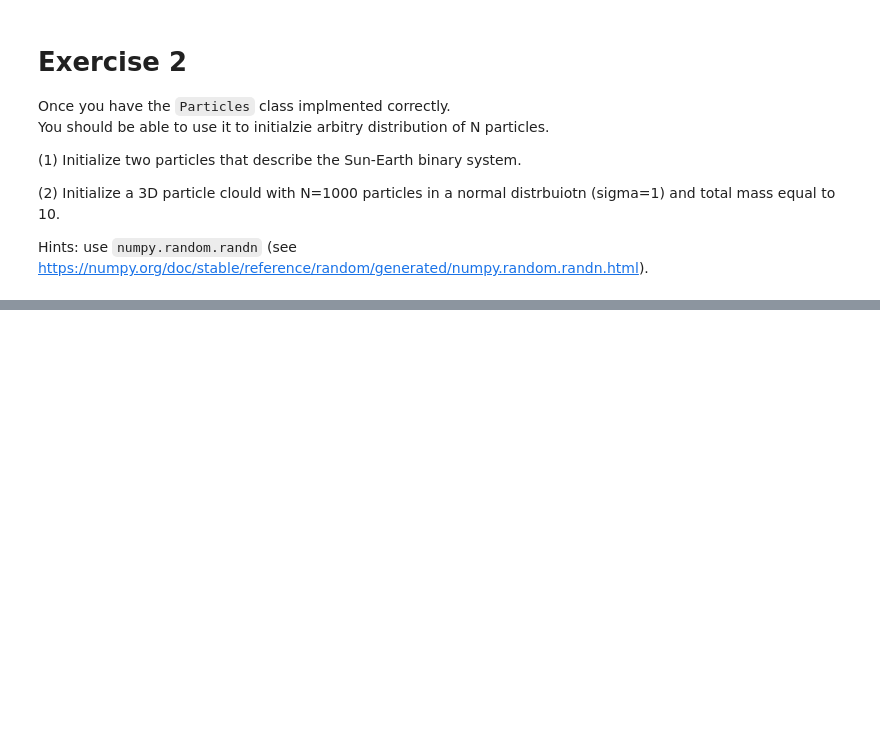
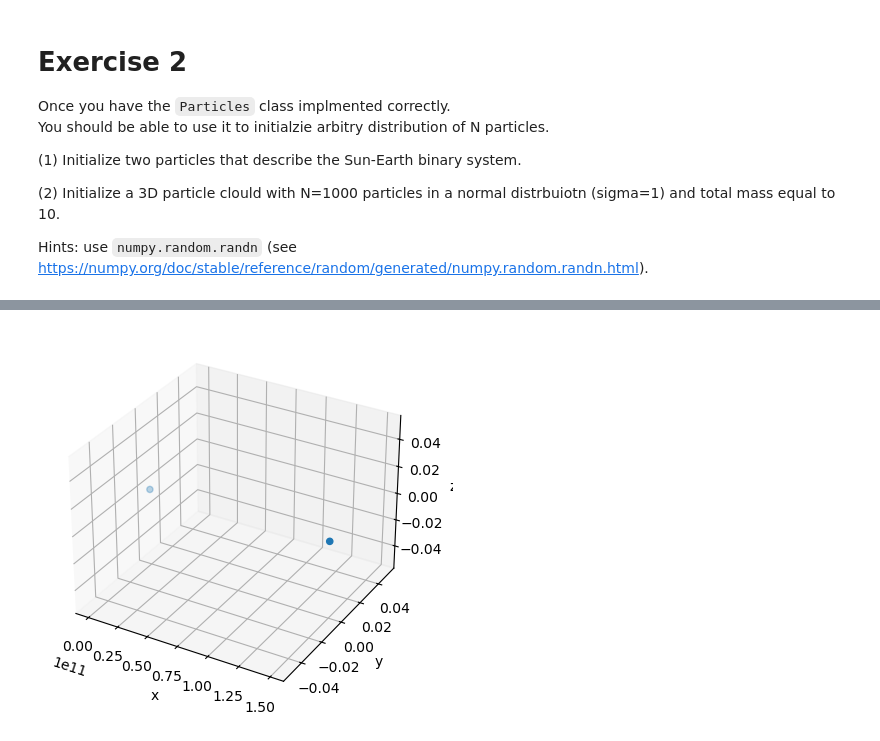
Before and after one commit to yihsunphys/computationalPhysics-113, a Jupyter notebook: project2/project2_demo1.ipynb, the cells around one changed output, grey strips where cells are left out. Saved outputs shown, nothing was run; the diff lists cells and outputs as text; code cells hidden in the pictures; blank space fills up the shorter version.

```diff
--- a/project2/project2_demo1.ipynb
+++ b/project2/project2_demo1.ipynb
@@ -52,5 +52,5 @@ positions = np.random.rand(num_particles, 3)
 velocities = np.random.rand(num_particles, 3)
 accelerations = np.random.rand(num_particles, 3)
 
-particles.add_particles(masses, positions, velocities, accelerations)
-print(particles.nparticles)
+# particles.add_particles(masses, positions, velocities, accelerations)
+# print(particles.nparticles)
@@ -91,0 +92,79 @@ Hints: use `numpy.random.randn` (see https://numpy.org/doc/stable/reference/rand
+# %%
+import numpy as np
+
+# Assuming the Particles class from above is already available
+
+def initialize_sun_earth_system():
+    """
+    Initialize two particles representing the Sun and the Earth.
+    """
+    # Define the number of particles (2 for Sun and Earth)
+    num_particles = 2
+    particles = Particles(num_particles)
+
+    # Masses: Sun and Earth
+    masses = np.array([1.989e30, 5.972e24])  # Sun and Earth masses in kg
+
+    # Positions: Sun at the origin, Earth at 1 AU distance on the x-axis
+    positions = np.array([[0, 0, 0],  # Sun
+                          [1.496e11, 0, 0]])  # Earth (1 AU away from Sun)
+
+    # Velocities: Sun stationary, Earth moving perpendicular to the position vector (y-axis)
+    velocities = np.array([[0, 0, 0],  # Sun stationary
+                           [0, 29.78e3, 0]])  # Earth's orbital velocity around the Sun (in m/s)
+
+    # Accelerations: Set to zero for simplicity
+    accelerations = np.zeros((num_particles, 3))
+
+    # Set particle properties
+    particles.masses = masses
+    particles.positions = positions
+    particles.velocities = velocities
+    particles.accelerations = accelerations
+
+    # Visualize the Sun-Earth system in 3D
+    particles.draw(3)
+
+    return particles
+
+
+def initialize_particle_cloud(N=1000, total_mass=10):
+    """
+    Initialize a 3D cloud of particles with a normal distribution of positions
+    and total mass equal to 10.
+    """
+    particles = Particles(N)
+
+    # Mass distribution: each particle gets an equal fraction of the total mass
+    masses = np.full(N, total_mass / N)
+
+    # Positions: randomly distributed in 3D following a normal distribution (sigma=1)
+    positions = np.random.randn(N, 3)  # 1000 particles in a 3D space with normal distribution
+
+    # Velocities: for now, let's assume the particles are stationary
+    velocities = np.zeros((N, 3))  # No initial velocity
+
+    # Accelerations: let's also assume accelerations are zero initially
+    accelerations = np.zeros((N, 3))
+
+    # Set particle properties
+    particles.masses = masses
+    particles.positions = positions
+    particles.velocities = velocities
+    particles.accelerations = accelerations
+
+    # Visualize the particle cloud in 3D
+    particles.draw(3)
+
+    return particles
+
+
+if __name__ == "__main__":
+    # Task 1: Initialize the Sun-Earth system
+    print("Initializing Sun-Earth binary system:")
+    sun_earth_particles = initialize_sun_earth_system()
+
+    # Task 2: Initialize a 3D particle cloud with N=1000 and total mass of 10
+    print("Initializing 3D particle cloud:")
+    particle_cloud = initialize_particle_cloud(N=1000, total_mass=10)
+# %% [output]
@@ -91,0 +172 @@ Hints: use `numpy.random.randn` (see https://numpy.org/doc/stable/reference/rand
+[figure, added]
```
Also changed, not shown: parts of 5 cells of this notebook, 4 other files.
